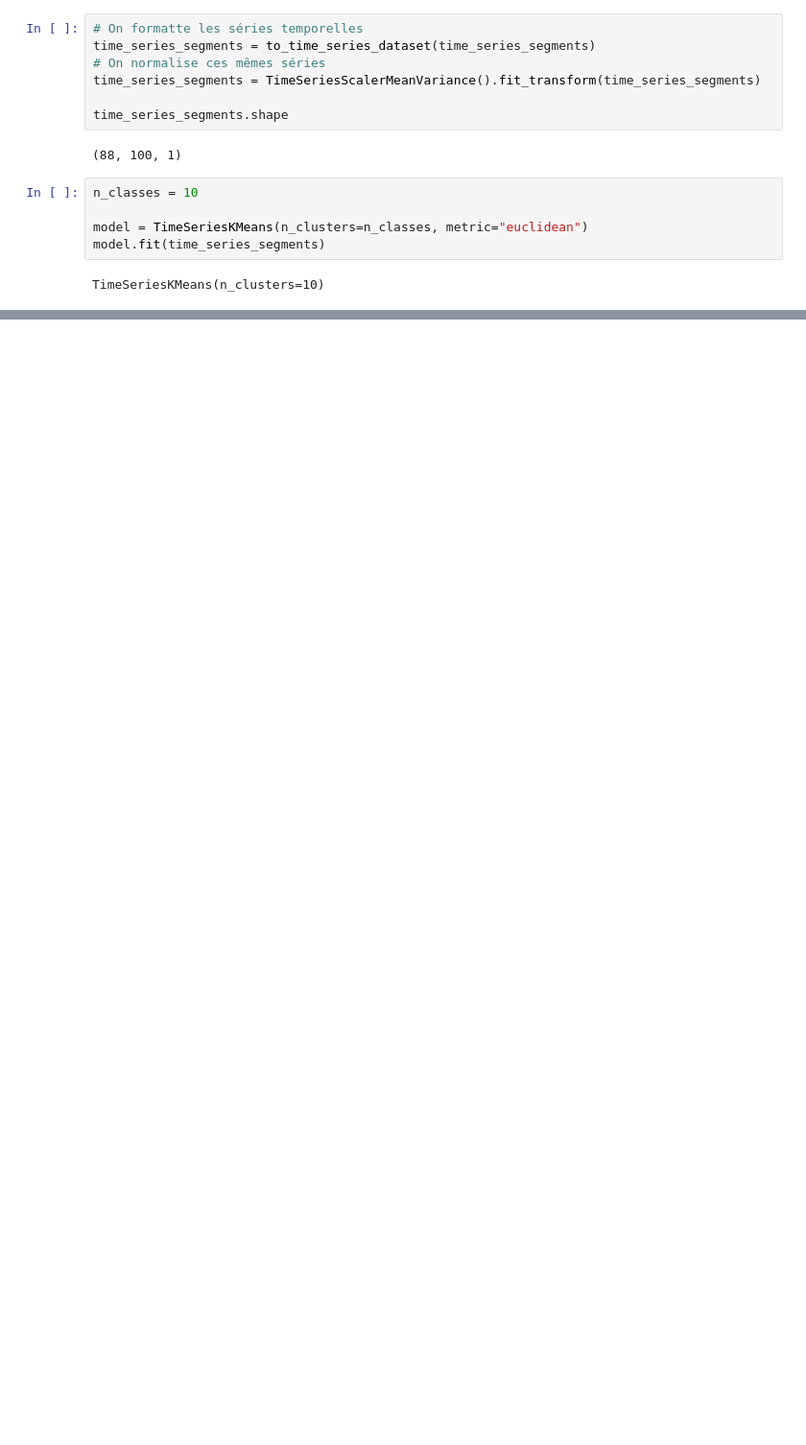
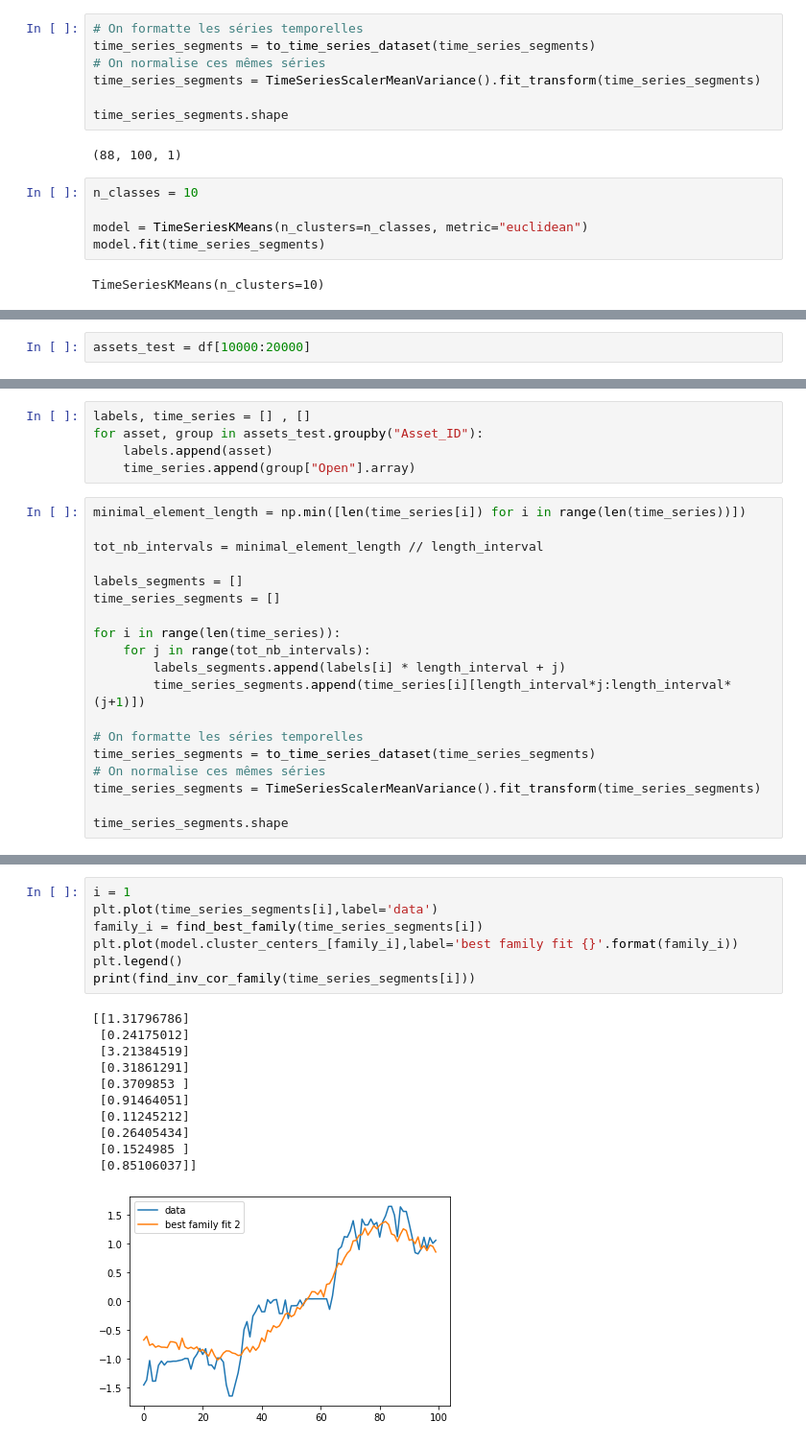
Before and after one commit to martinlabe/crypto-pred, a Jupyter notebook: src/first_steps_ts_learn.ipynb, the cells around one changed output, grey strips where cells are left out. Shown at 96% size. Drawn from its saved outputs; the diff is of its cells as text; blank space fills up the shorter version.

```diff
--- a/src/first_steps_ts_learn.ipynb
+++ b/src/first_steps_ts_learn.ipynb
@@ -203,0 +223,2 @@ plt.show()
+# %%
+assets_test = df[10000:20000]
@@ -203,0 +241,24 @@ plt.show()
+# %%
+labels, time_series = [] , []
+for asset, group in assets_test.groupby("Asset_ID"):
+    labels.append(asset)
+    time_series.append(group["Open"].array)
+# %%
+minimal_element_length = np.min([len(time_series[i]) for i in range(len(time_series))])
+
+tot_nb_intervals = minimal_element_length // length_interval
+
+labels_segments = []
+time_series_segments = []
+
+for i in range(len(time_series)):
+    for j in range(tot_nb_intervals):
+        labels_segments.append(labels[i] * length_interval + j)
+        time_series_segments.append(time_series[i][length_interval*j:length_interval*(j+1)])
+
+# On formatte les séries temporelles
+time_series_segments = to_time_series_dataset(time_series_segments)
+# On normalise ces mêmes séries
+time_series_segments = TimeSeriesScalerMeanVariance().fit_transform(time_series_segments)
+
+time_series_segments.shape
@@ -203,0 +329,19 @@ plt.show()
+# %%
+i = 1
+plt.plot(time_series_segments[i],label='data')
+family_i = find_best_family(time_series_segments[i])
+plt.plot(model.cluster_centers_[family_i],label='best family fit {}'.format(family_i))
+plt.legend()
+print(find_inv_cor_family(time_series_segments[i]))
+# %% [output]
+[[1.31796786]
+ [0.24175012]
+ [3.21384519]
+ [0.31861291]
+ [0.3709853 ]
+ [0.91464051]
+ [0.11245212]
+ [0.26405434]
+ [0.1524985 ]
+ [0.85106037]]
+[figure, added]
```
Also changed, not shown: parts of 15 cells of this notebook.
